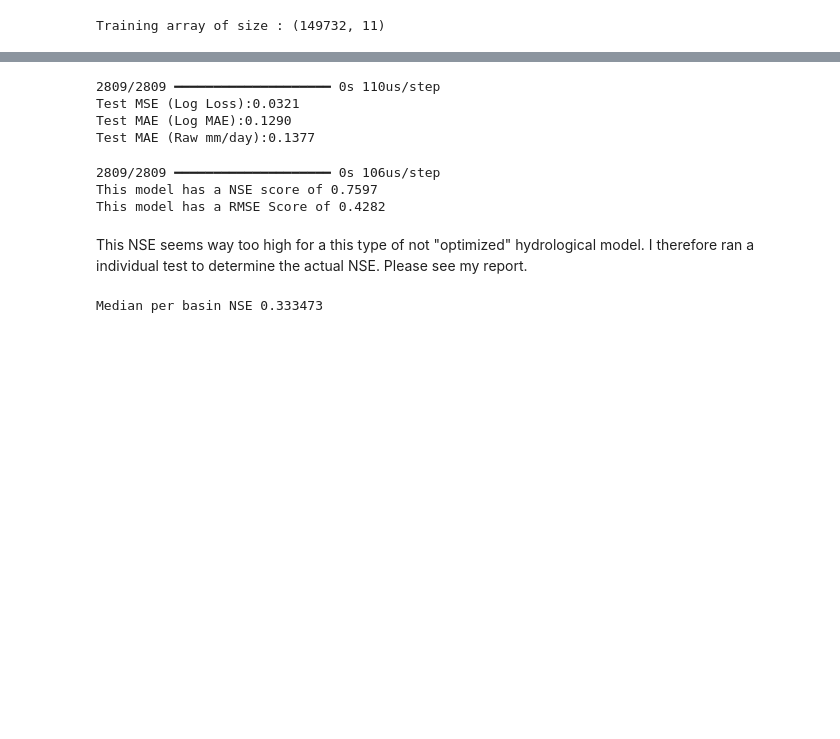
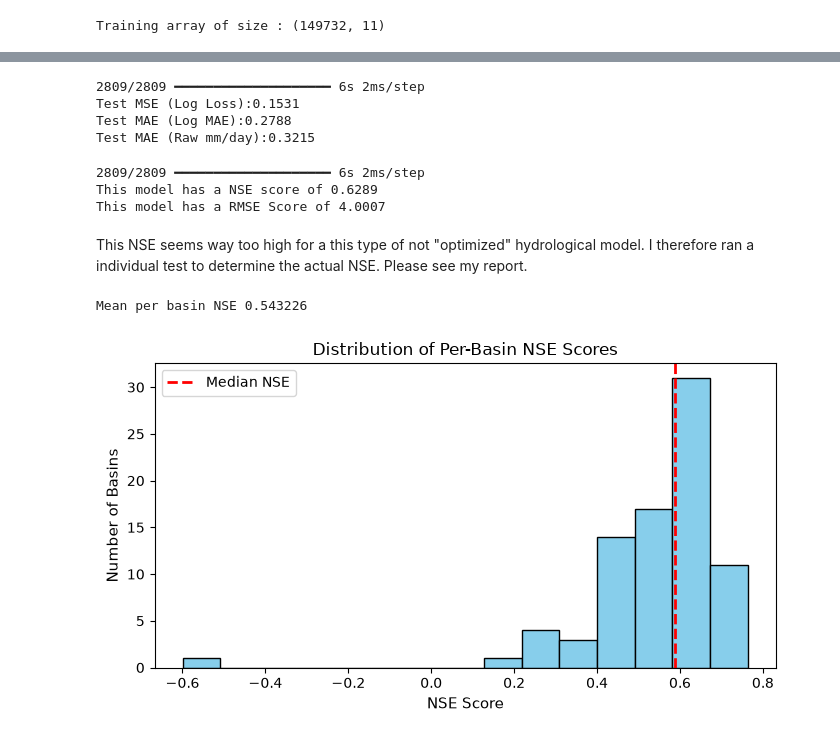
Before and after one commit to Dartmouth-ML-Team-3/streamflow-prediction, a Jupyter notebook: neural_network_model/Neural Network.ipynb, the cells around one changed output, grey strips where cells are left out. Saved outputs shown, nothing was run; the diff lists cells and outputs as text; code cells hidden in the pictures; blank space fills up the shorter version.

Commit message:
updated swapped y_true_raw and y_predict_raw

```diff
--- a/neural_network_model/Neural Network.ipynb
+++ b/neural_network_model/Neural Network.ipynb
@@ -22,8 +26,8 @@ testing_df=df[df['split']=='test']
 X_training = training_df[input_columns].values
 X_testing = testing_df[input_columns].values
 
-y_training =np.log1p(training_df[target_column].values.reshape(-1,1))
-y_testing =np.log1p(testing_df[target_column].values.reshape(-1,1))
+y_training =training_df[target_column].values.reshape(-1,1)
+y_testing =testing_df[target_column].values.reshape(-1,1)
 
 print(f'Training array of size : {X_training.shape}')
 # %% [output]
@@ -59,6 +64,6 @@ Model: "sequential"
 # %%
 print('\n Beginning training... \n')
-model.fit(X_training, y_training, epochs=10, batch_size=64, validation_split=0.1, verbose=1)
+model.fit(X_training, y_training, epochs=10, batch_size=50, verbose=1)
 print('\n Training complete!\n')
 # %% [output]
  Beginning training...
@@ -82,8 +87,8 @@ Epoch 10/10
 test_loss, test_mae = model.evaluate(X_testing, y_testing, verbose=0)
 raw_mae= np.expm1(test_mae)
 y_predict_log =model.predict(X_testing)
-y_true_raw= np.expm1(y_predict_log)
-y_predict_raw= np.expm1(y_testing)
+y_true_raw= np.expm1(y_testing)
+y_predict_raw= np.expm1(y_predict_log)
 
 y_true = y_true_raw.flatten()
 y_predict = y_predict_raw.flatten()
@@ -92,19 +97,19 @@ print(f'Test MSE (Log Loss):{test_loss:.4f}')
 print(f'Test MAE (Log MAE):{test_mae:.4f}')
 print(f'Test MAE (Raw mm/day):{raw_mae:.4f}')
 # %% [output]
-2809/2809 ━━━━━━━━━━━━━━━━━━━━ 0s 110us/step
-Test MSE (Log Loss):0.0321
-Test MAE (Log MAE):0.1290
-Test MAE (Raw mm/day):0.1377
+2809/2809 ━━━━━━━━━━━━━━━━━━━━ 6s 2ms/step
+Test MSE (Log Loss):0.1531
+Test MAE (Log MAE):0.2788
+Test MAE (Raw mm/day):0.3215
 # %%
 nse_score = r2_score(np.expm1(y_testing), np.expm1(model.predict(X_testing)))
 rmse_score =np.sqrt(mean_squared_error(y_true,y_predict))
 print(f'This model has a NSE score of {nse_score:.4f}')
 print(f'This model has a RMSE Score of {rmse_score:.4f}')
 # %% [output]
-2809/2809 ━━━━━━━━━━━━━━━━━━━━ 0s 106us/step
-This model has a NSE score of 0.7597
-This model has a RMSE Score of 0.4282
+2809/2809 ━━━━━━━━━━━━━━━━━━━━ 6s 2ms/step
+This model has a NSE score of 0.6289
+This model has a RMSE Score of 4.0007
 # %% [markdown]
 This NSE seems way too high for a this type of not "optimized" hydrological model. I therefore ran a individual test to determine the actual NSE. Please see my report.
 # %%
@@ -118,6 +123,28 @@ for gauge, group in test_df.groupby('gauge_id'):
     basin_nse = r2_score(group['true_raw'],group['pred_raw'])
     nse_individual.append(basin_nse)
 
-print(f'Median per basin NSE {np.mean(nse_individual):4f}')
+print(f'Mean per basin NSE {np.mean(nse_individual):4f}')
 # %% [output]
-Median per basin NSE 0.333473
+Mean per basin NSE 0.543226
+# %%
+import matplotlib.pyplot as plt
+
+
+plt.figure(figsize=(7, 4))
+
+plt.hist(nse_individual, bins=15, edgecolor='black', color='skyblue')
+
+
+median_nse = np.median(nse_individual)
+plt.axvline(median_nse, color='red', linestyle='--', linewidth=2, label=f'Median NSE')
+
+
+plt.xlabel('NSE Score', fontsize=11)
+plt.ylabel('Number of Basins', fontsize=11)
+plt.title('Distribution of Per-Basin NSE Scores', fontsize=12)
+plt.legend()
+
+plt.tight_layout()
+plt.show()
+# %% [output]
+[figure, added]
```
Also changed, not shown: parts of 5 cells of this notebook, 1 other file.
